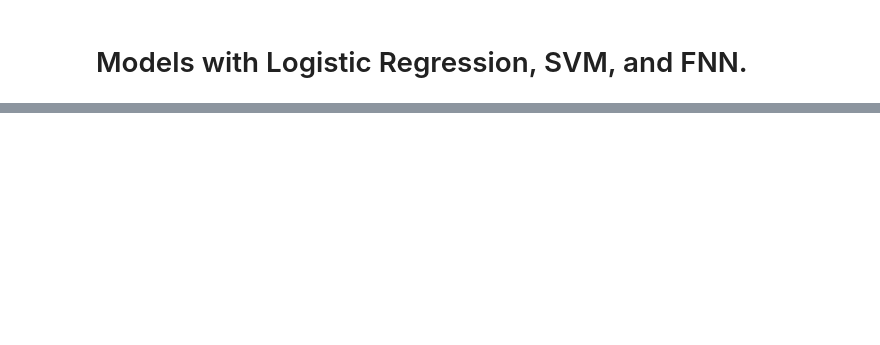
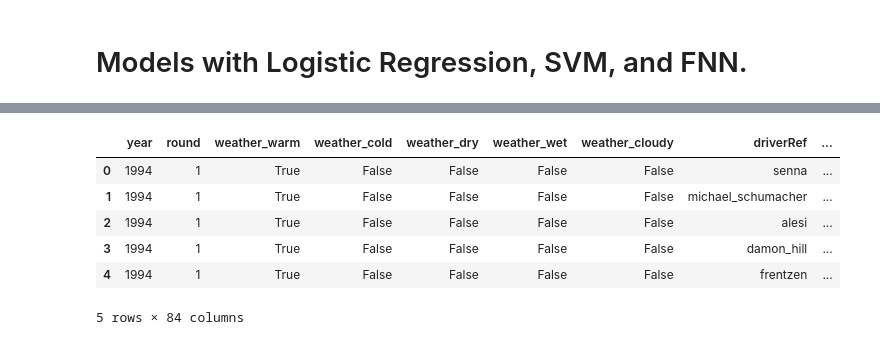
Before and after one commit to HeedfulMoss/ML-F1-Prediction-Project, a Jupyter notebook: models/Machine_Learning_Models_Full.ipynb, the cells around one changed output, grey strips where cells are left out. Saved outputs shown, nothing was run; the diff lists cells and outputs as text; code cells hidden in the pictures; blank space fills up the shorter version.

Commit message:
Bug Fixes to Models

```diff
--- a/models/Machine_Learning_Models_Full.ipynb
+++ b/models/Machine_Learning_Models_Full.ipynb
@@ -402,0 +21,13 @@ Epoch 500/500, Train Loss: 0.4159, Validation Loss: 0.4151, Train Accuracy: 0.90
+# %%
+final_csv_url = 'https://raw.githubusercontent.com/HeedfulMoss/ML-F1-Prediction-Project/71dfd5bb7c6b86642c05bb1ee0afb0071f88875f/models/final_df.csv'
+
+data = pd.read_csv(final_csv_url)
+data.head()
+# %% [output]
+|  | year | round | weather_warm | weather_cold | weather_dry | weather_wet | weather_cloudy | driverRef | ... |
+| 0 | 1994 | 1 | True | False | False | False | False | senna | ... |
+| 1 | 1994 | 1 | True | False | False | False | False | michael_schumacher | ... |
+| 2 | 1994 | 1 | True | False | False | False | False | alesi | ... |
+| 3 | 1994 | 1 | True | False | False | False | False | damon_hill | ... |
+| 4 | 1994 | 1 | True | False | False | False | False | frentzen | ... |
+5 rows × 84 columns
```
Also changed, not shown: parts of 5 cells of this notebook.
